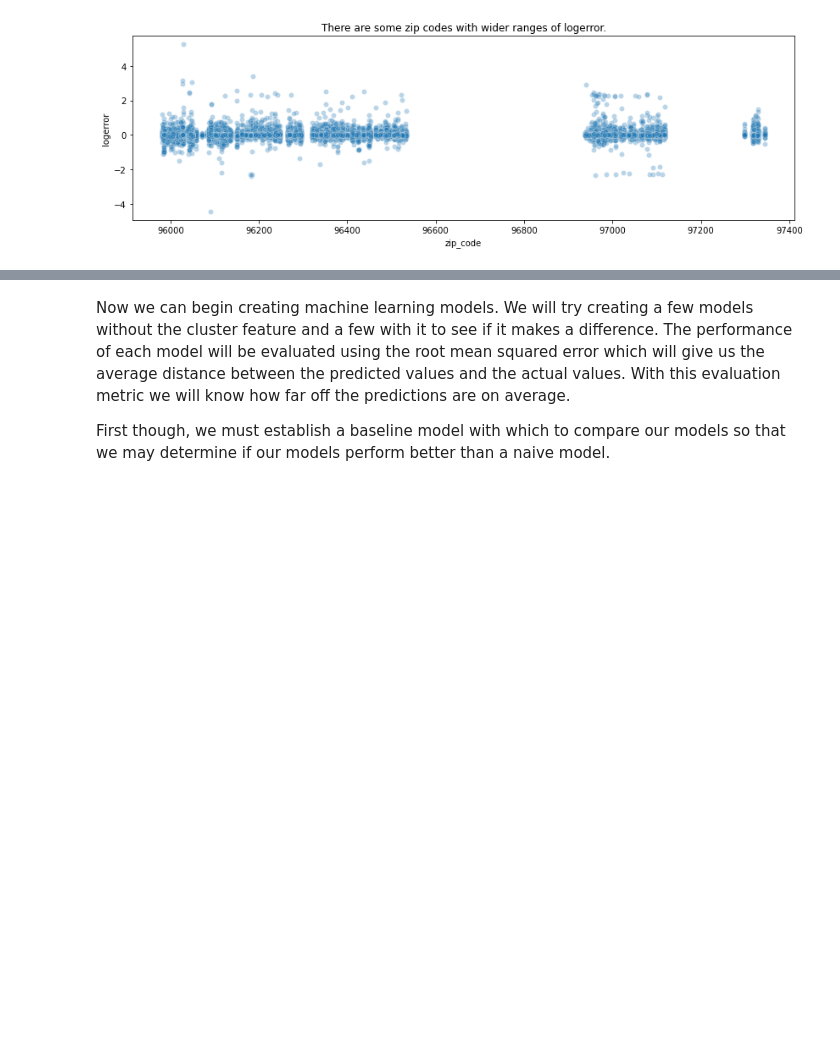
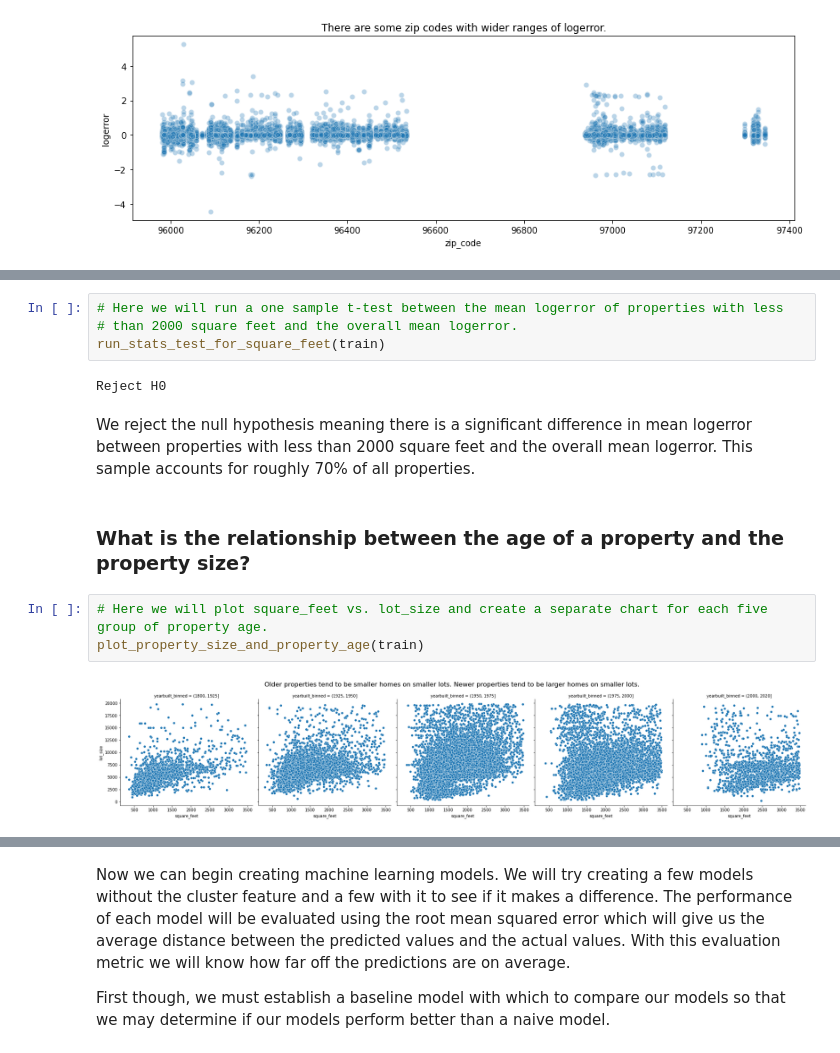
Before and after one commit to alegarcia-dev/zillow-clustering-project, a Jupyter notebook: Final_Report.ipynb, the cells around one changed output, grey strips where cells are left out. Drawn from its saved outputs; the diff is of its cells as text; blank space fills up the shorter version.

```diff
--- a/Final_Report.ipynb
+++ b/Final_Report.ipynb
@@ -101,0 +139,15 @@ run_stats_test_for_zip_codes(train)
+# %%
+# Here we will run a one sample t-test between the mean logerror of properties with less
+# than 2000 square feet and the overall mean logerror.
+run_stats_test_for_square_feet(train)
+# %% [output]
+Reject H0
+# %% [markdown]
+We reject the null hypothesis meaning there is a significant difference in mean logerror between properties with less than 2000 square feet and the overall mean logerror. This sample accounts for roughly 70% of all properties.
+# %% [markdown]
+### What is the relationship between the age of a property and the property size?
+# %%
+# Here we will plot square_feet vs. lot_size and create a separate chart for each five group of property age.
+plot_property_size_and_property_age(train)
+# %% [output]
+[figure, added]
```
Also changed, not shown: parts of 23 cells of this notebook, 3 other files.
